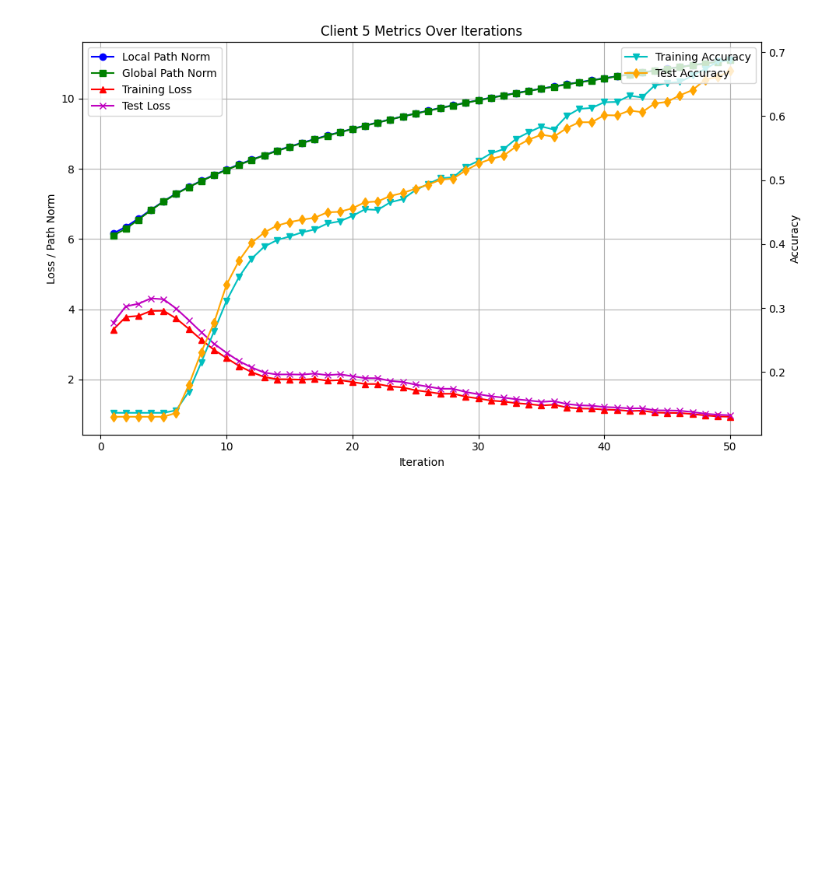
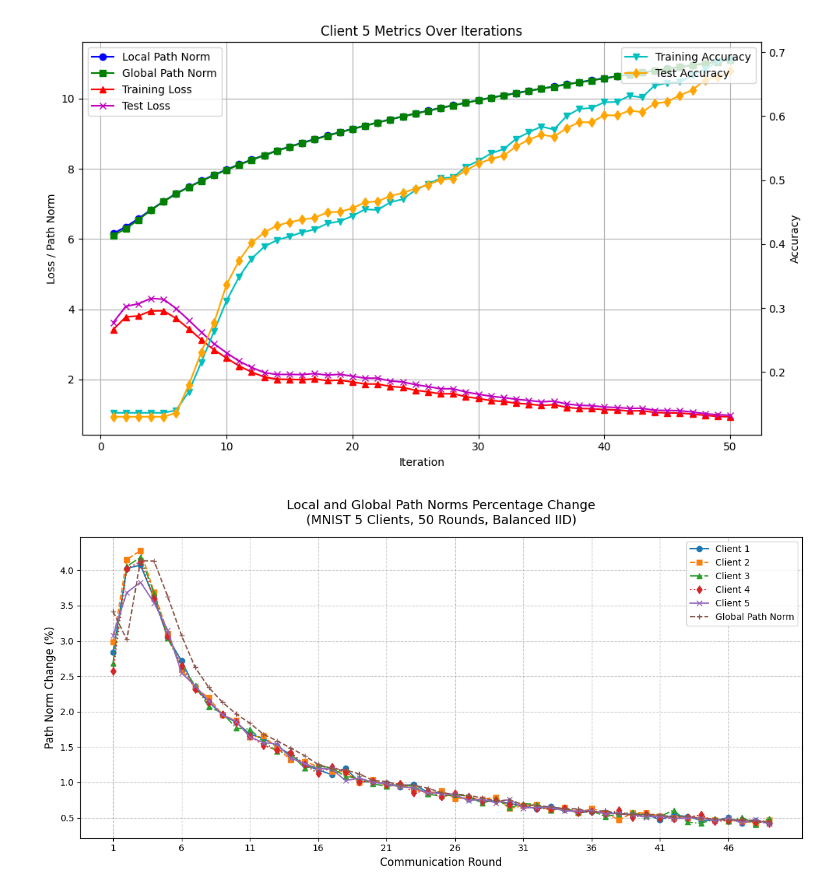
Before and after one commit to MaxCHENGLONG/Fedn_Project, a Jupyter notebook: MNIST/5_Balanced_IID.ipynb, the cells around one changed output. Drawn from its saved outputs; the diff is of its cells as text; code cells hidden in the pictures; blank space fills up the shorter version.

```diff
--- a/MNIST/5_Balanced_IID.ipynb
+++ b/MNIST/5_Balanced_IID.ipynb
@@ -658,3 +658,83 @@ plt.tight_layout()
 plt.show()
 # %% [output]
 [figure]
+# %%
+import json
+import numpy as np
+import matplotlib.pyplot as plt
+
+# 定义文件路径
+file_paths = [
+    "/Users/max/Fedn_Project/MNIST/5clients_balanced_Alpha=10/metadata_1_10.0.json",
+    "/Users/max/Fedn_Project/MNIST/5clients_balanced_Alpha=10/metadata_2_10.0.json",
+    "/Users/max/Fedn_Project/MNIST/5clients_balanced_Alpha=10/metadata_3_10.0.json",
+    "/Users/max/Fedn_Project/MNIST/5clients_balanced_Alpha=10/metadata_4_10.0.json",
+    "/Users/max/Fedn_Project/MNIST/5clients_balanced_Alpha=10/metadata_5_10.0.json"
+]
+
+# 初始化列表存储每个客户端的 local_path_norm 和 global_path_norm
+all_local_path_norms = []
+global_path_norms = []
+
+# 从文件中读取 local_path_norm 和 global_path_norm 值
+for idx, file_path in enumerate(file_paths):
+    with open(file_path, 'r') as file:
+        data = json.load(file)
+        local_path_norms = [entry['local_path_norm'] for entry in data]
+        all_local_path_norms.append(local_path_norms)
+
+        # 只需要从第一个文件中提取 global_path_norm（假设每个文件中的 global_path_norm 相同）
+        if idx == 0:
+            global_path_norms = [entry['global_path_norm'] for entry in data]
+
+# 设置图表大小
+plt.figure(figsize=(12, 6))
+
+# 设置绘图样式
+colors = ['#1f77b4', '#ff7f0e', '#2ca02c', '#d62728', '#9467bd', '#8c564b']
+linestyles = ['-', '--', '-.', ':', '-', '--']
+markers = ['o', 's', '^', 'd', 'x', '+']
+
+# 计算并绘制每个客户端的 local_path_norm 百分比变化
+for i, local_path_norms in enumerate(all_local_path_norms):
+    percent_changes = [(current - prev) / prev * 100
+                      for prev, current in zip(local_path_norms[:-1], local_path_norms[1:])]
+    iterations = range(1, len(percent_changes) + 1)
+
+    plt.plot(iterations, percent_changes,
+             linestyle=linestyles[i],
+             marker=markers[i],
+             markersize=6,
+             color=colors[i],
+             label=f'Client {i+1}')
+
+# 计算并绘制 global_path_norm 的百分比变化
+global_percent_changes = [(current - prev) / prev * 100
+                          for prev, current in zip(global_path_norms[:-1], global_path_norms[1:])]
+plt.plot(iterations, global_percent_changes,
+         linestyle=linestyles[-1],
+         marker=markers[-1],
+         markersize=6,
+         color=colors[-1],
+         label='Global Path Norm')
+
+# 设置横坐标刻度
+plt.xticks(np.arange(1, len(iterations) + 1, 5))
+
+# 设置标签和标题
+plt.xlabel('Communication Round', fontsize=12)
+plt.ylabel('Path Norm Change (%)', fontsize=12)
+plt.title('Local and Global Path Norms Percentage Change\n(MNIST 5 Clients, 50 Rounds, Balanced IID)',
+         fontsize=14, pad=15)
+
+# 添加图例和网格
+plt.legend(fontsize=10)
+plt.grid(True, linestyle='--', alpha=0.7)
+
+# 调整布局
+plt.tight_layout()
+
+# 显示图表
+plt.show()
+# %% [output]
+[figure, added]
```
Also changed, not shown: 1 other file.
